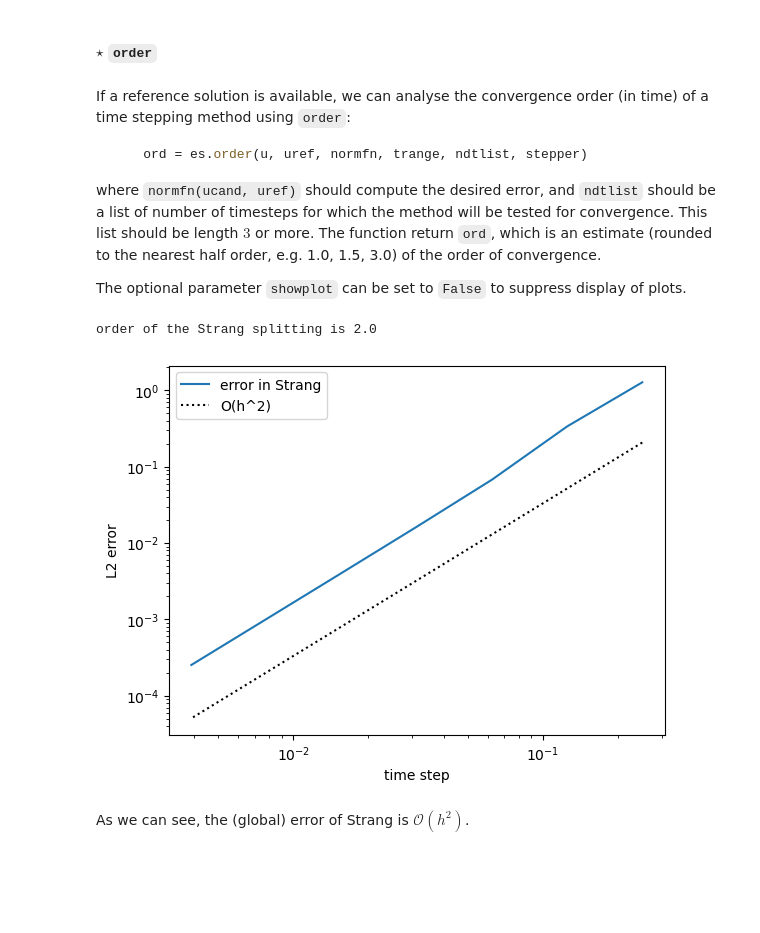
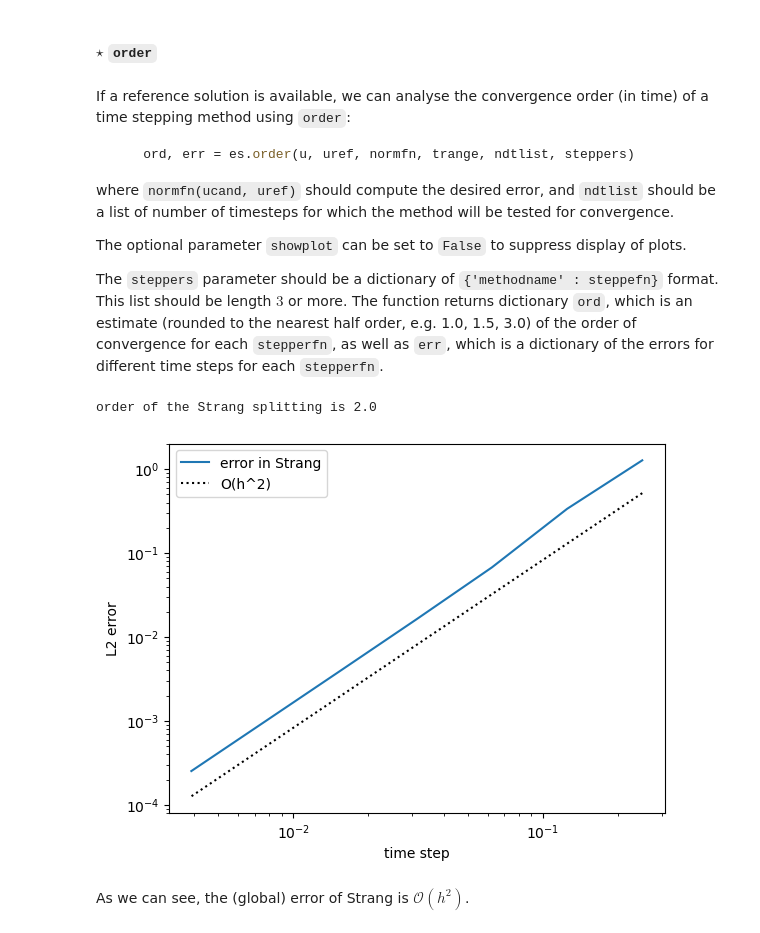
Before and after one commit to brownadder/expsolve, a Jupyter notebook: examples/tutorials/02_evolve/01_time_stepping_with_evolve.ipynb, the cells around one changed output. Saved outputs shown, nothing was run; the diff lists cells and outputs as text; code cells hidden in the pictures; blank space fills up the shorter version.

Commit message:
order evaluation, 02 classical splittings

````diff
--- a/examples/tutorials/02_evolve/01_time_stepping_with_evolve.ipynb
+++ b/examples/tutorials/02_evolve/01_time_stepping_with_evolve.ipynb
@@ -133,17 +133,19 @@ plt.show()
 If a reference solution is available, we can analyse the convergence order (in time) of a time stepping method using `order`:
 
 ```Python
-    ord = es.order(u, uref, normfn, trange, ndtlist, stepper)
+    ord, err = es.order(u, uref, normfn, trange, ndtlist, steppers)
 ```
-where `normfn(ucand, uref)` should compute the desired error, and `ndtlist` should be a list of number of timesteps for which the method will be tested for convergence. This list should be length $3$ or more. The function return `ord`, which is an estimate (rounded to the nearest half order, e.g. 1.0, 1.5, 3.0) of the order of convergence.
+where `normfn(ucand, uref)` should compute the desired error, and `ndtlist` should be a list of number of timesteps for which the method will be tested for convergence.
 
 The optional parameter `showplot` can be set to `False` to suppress display of plots.
+
+The `steppers` parameter should be a dictionary of `{'methodname' : steppefn}` format. This list should be length $3$ or more. The function returns dictionary `ord`, which is an estimate (rounded to the nearest half order, e.g. 1.0, 1.5, 3.0) of the order of convergence for each `stepperfn`, as well as `err`, which is a dictionary of the errors for different time steps for each `stepperfn`.
 # %%
 normfn = lambda u0, u1: ex.l2norm(u0-u1, xr)
-ord = es.order(u, urefT, normfn, trange, ndtlist=2**np.arange(2,9), stepper=strang)
-print(f'order of the Strang splitting is {ord}')
+ord, _ = es.order(u, urefT, normfn, trange, ndtlist=2**np.arange(2,9), steppers={'Strang':strang})
+print(f"order of the Strang splitting is {ord['Strang']}")
 # %% [output]
 order of the Strang splitting is 2.0
-[figure, old version]
+[figure, new version]
 # %% [markdown]
 As we can see, the (global) error of Strang is $\mathcal{O}(h^2)$.
````
Also changed, not shown: parts of 1 cell of this notebook, 1 other file.
